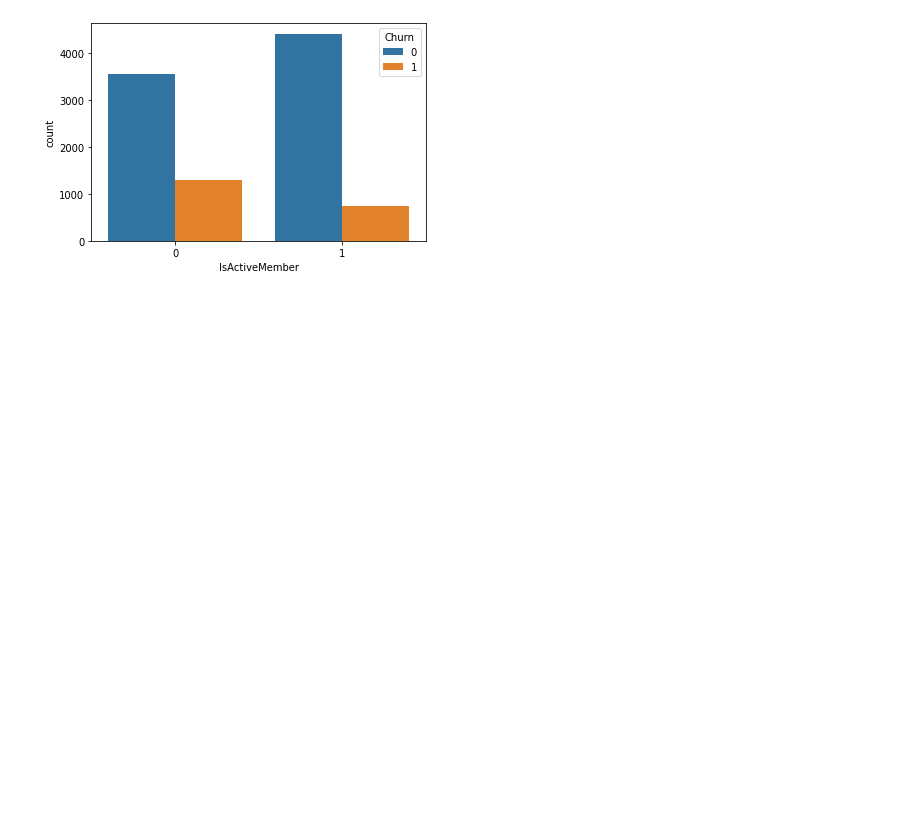
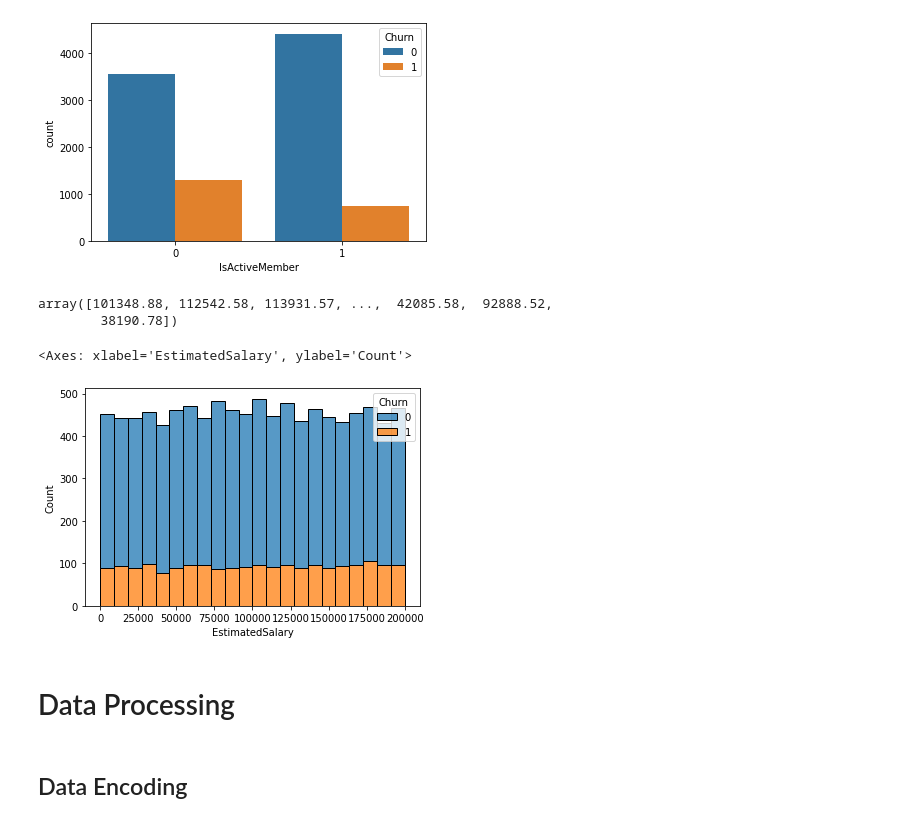
Before and after one commit to arnavakula/churn-prediction, a Jupyter notebook: manav_churn_rate_analysis.ipynb, the cells around one changed output. Saved outputs shown, nothing was run; the diff lists cells and outputs as text; code cells hidden in the pictures; blank space fills up the shorter version.

Commit message:
doing some data processing

```diff
--- a/manav_churn_rate_analysis.ipynb
+++ b/manav_churn_rate_analysis.ipynb
@@ -239,3 +239,17 @@ sns.countplot(data=df,x='IsActiveMember',hue='Churn')
 # %% [output]
 <Axes: xlabel='IsActiveMember', ylabel='count'>
 [figure]
+# %%
+df['EstimatedSalary'].unique()
+# %% [output]
+array([101348.88, 112542.58, 113931.57, ...,  42085.58,  92888.52,
+        38190.78])
+# %%
+sns.histplot(data=df,x='EstimatedSalary',hue='Churn', multiple='stack')
+# %% [output]
+<Axes: xlabel='EstimatedSalary', ylabel='Count'>
+[figure, added]
+# %% [markdown]
+# Data Processing
+# %% [markdown]
+## Data Encoding
```
Also changed, not shown: parts of 10 cells of this notebook.
